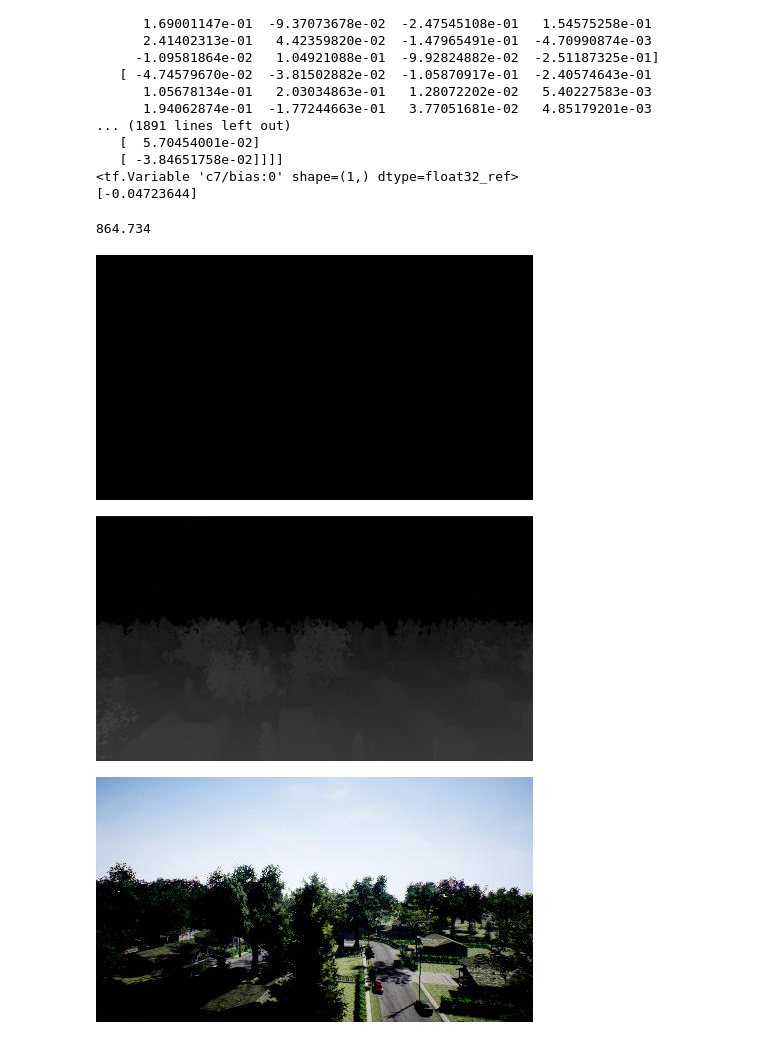
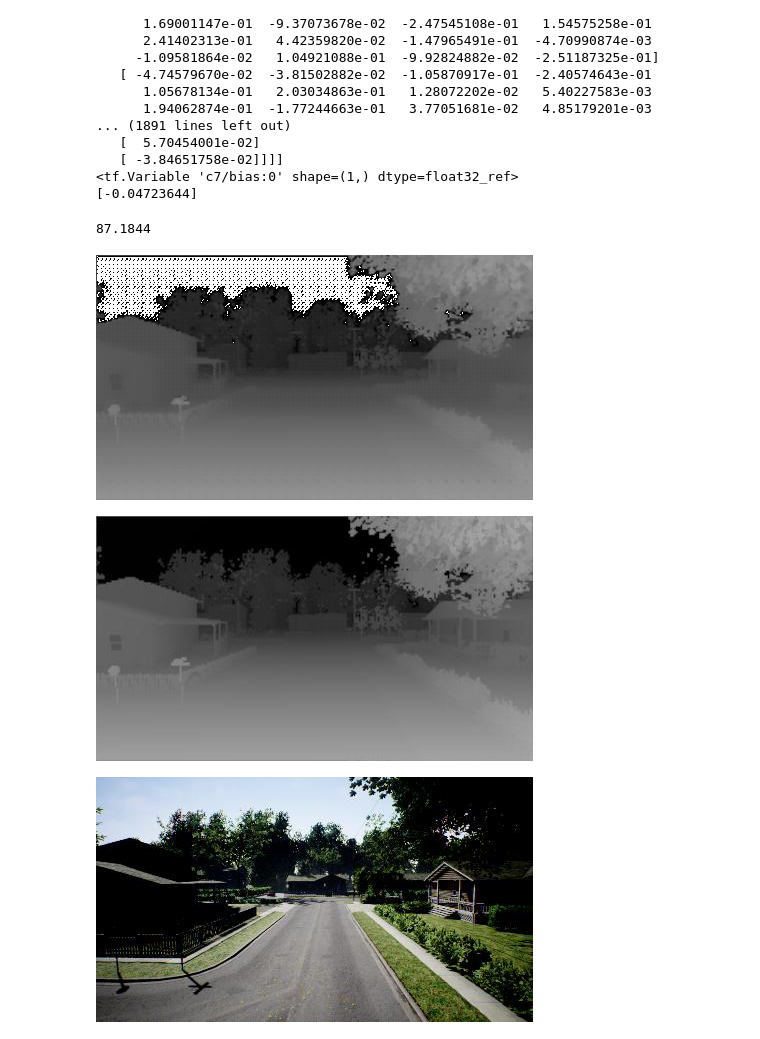
Before and after one commit to jmern3250/misc, a Jupyter notebook: depth/Image test .ipynb, the cells around one changed output. Drawn from its saved outputs; the diff is of its cells as text; code cells hidden in the pictures.

```diff
--- a/depth/Image test .ipynb
+++ b/depth/Image test .ipynb
@@ -23,7 +23,7 @@ if PT:
     from pre_train2 import *
 else:
     from main5 import *
-X_train, Y_train = load_data(DATA)
+X_train, Y_train = load_data(DATA,10)
 # %%
 tf.reset_default_graph()
 if PT:
@@ -75,18 +75,18 @@ for var in tf.global_variables():
 # %%
 i = 0
 IMG, img_loss, m_loss = sess.run([output, loss, mean_loss], {X: Y_train_[i:i+1,...],
                                               Y: Y_train[i:i+1,...],
-                                                 is_training: False})
+                                                 is_training: True})
 print(img_loss)
 Image.fromarray(np.uint8(np.squeeze(IMG*255.0)))
 # %% [output]
-864.734
+87.1844
-[figure, old version]
+[figure, new version]
 # %%
 Image.fromarray(np.uint8(np.squeeze(Y_train[i,:,:,:]*255.0)))
 # %% [output]
-[figure, old version]
+[figure, new version]
 # %%
 Image.fromarray(np.uint8(np.squeeze(X_train[i,:,:,:]*255.0)))
 # %% [output]
-[figure, old version]
+[figure, new version]
```
Also changed, not shown: parts of 3 cells of this notebook, 1 other file.
